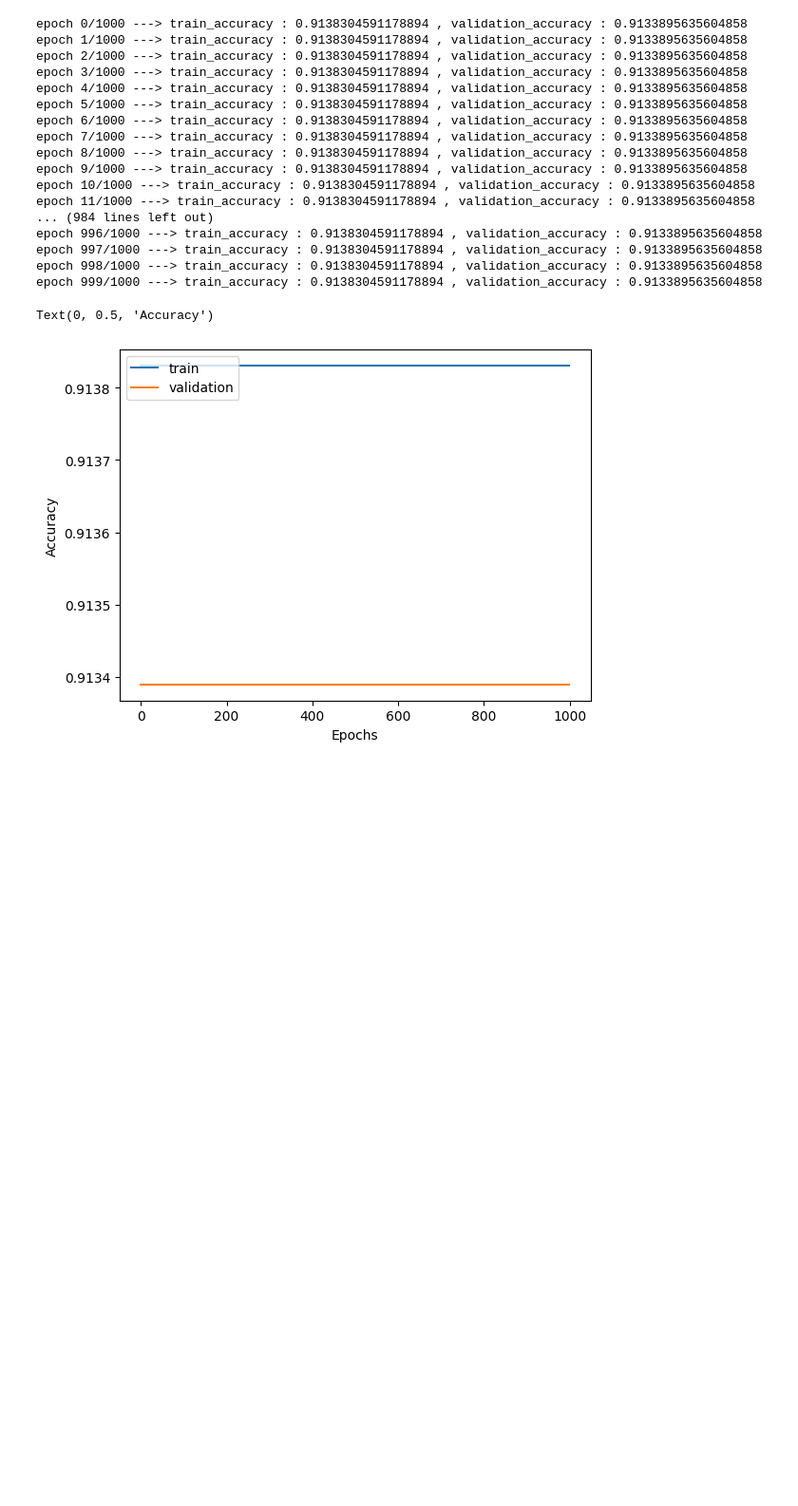
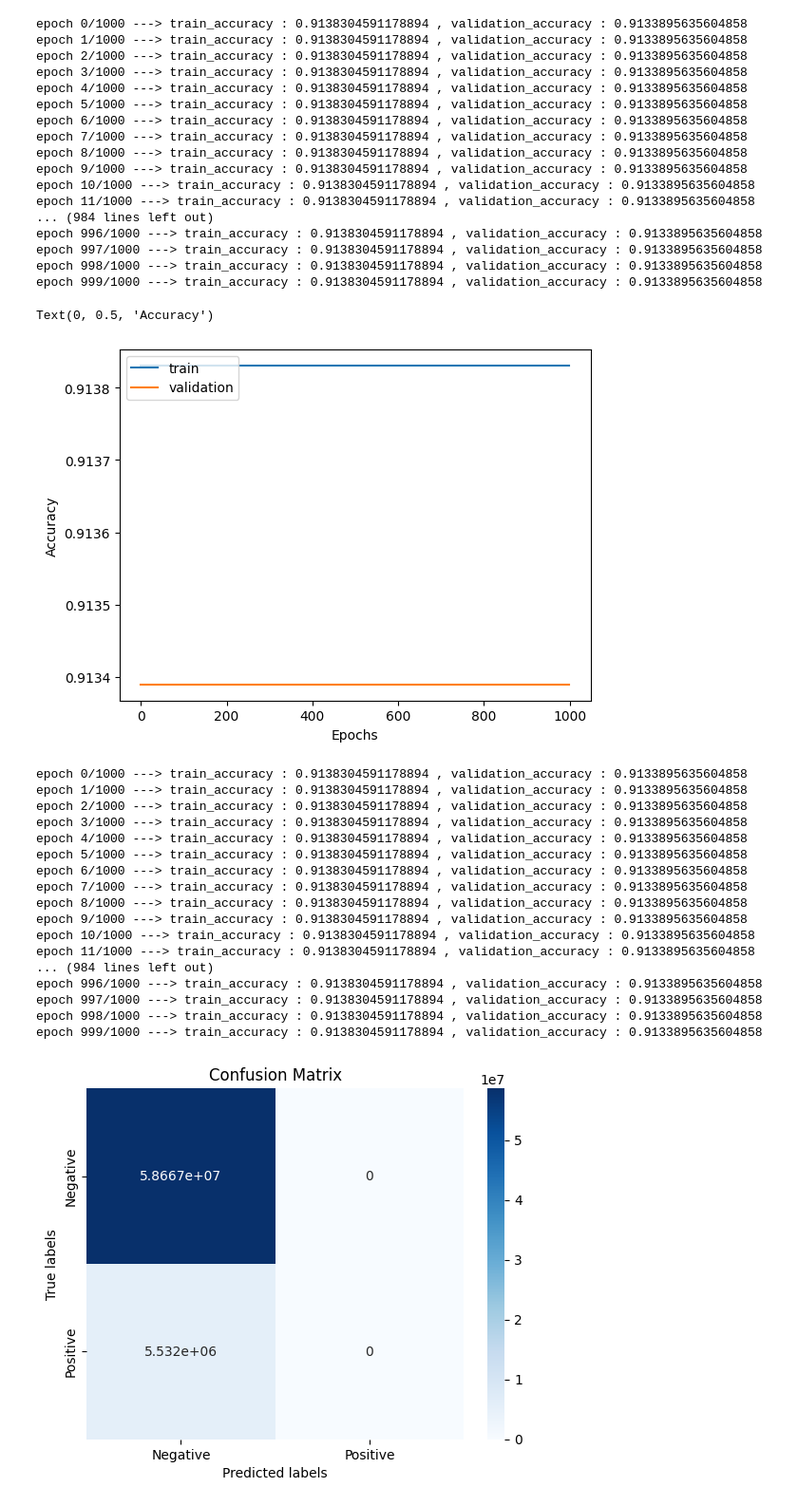
Before and after one commit to Kevin-Yau/CHL5230, a Jupyter notebook: Datathon_4.ipynb, the cells around one changed output. Shown at 95% size. Saved outputs shown, nothing was run; the diff lists cells and outputs as text; code cells hidden in the pictures; blank space fills up the shorter version.

```diff
--- a/Datathon_4.ipynb
+++ b/Datathon_4.ipynb
@@ -1157,3 +1157,83 @@ plt.ylabel('Accuracy')
 # %% [output]
 Text(0, 0.5, 'Accuracy')
 [figure]
+# %%
+true_labels = []
+predicted_labels = []
+
+# Main training loop
+for epoch in range(epochs):
+    # Learning rate scheduling (optional)
+    if epoch % 500 == 0:
+        learning_rate *= .9
+
+    per_epoch_loss_list = []
+
+    for batch_idx, (X, Y) in enumerate(train_data_loader):
+        probs = model(X)
+
+        # new loss is the old loss + regularization term
+        loss = loss_fn(probs.view(-1), Y)
+
+        per_epoch_loss_list.append(loss.item())
+
+        optimizer.zero_grad()
+        loss.backward()
+        optimizer.step()
+
+    with t.no_grad():
+        # Calculate accuracy on train data
+        model.eval()
+        probs = model(X_train_tensor)
+        prediction = (probs >= .5).type(t.LongTensor).view(-1)
+
+        train_accuracy = (prediction == Y_train_tensor).type(t.float32).mean().item()
+
+        # Collect true and predicted labels
+        true_labels.extend(Y_train)
+        predicted_labels.extend(prediction.numpy())
+
+        # Calculate accuracy on validation data
+        probs = model(X_test_tensor)
+        prediction = (probs > .5).type(t.LongTensor).view(-1)
+
+        validation_accuracy = (prediction == Y_test_tensor).type(t.float32).mean().item()
+
+        print(f'epoch {epoch}/{epochs} ---> train_accuracy : {train_accuracy} , validation_accuracy : {validation_accuracy}')
+        model.train()
+        train_accuracy_list.append(train_accuracy)
+        validation_accuracy_list.append(validation_accuracy)
+
+# Function to plot confusion matrix
+def plot_confusion_matrix(y_true, y_pred):
+    cm = confusion_matrix(y_true, y_pred)
+    ax = plt.subplot()
+    sns.heatmap(cm, annot=True, ax=ax, fmt='g', cmap='Blues')  # annot=True to annotate cells, fmt='g' to disable scientific notation
+    ax.set_xlabel('Predicted labels')
+    ax.set_ylabel('True labels')
+    ax.set_title('Confusion Matrix')
+    ax.xaxis.set_ticklabels(['Negative', 'Positive'])
+    ax.yaxis.set_ticklabels(['Negative', 'Positive'])
+    plt.show()
+
+# Assuming you have collected the true and predicted labels during training
+plot_confusion_matrix(true_labels, predicted_labels)
+# %% [output]
+epoch 0/1000 ---> train_accuracy : 0.9138304591178894 , validation_accuracy : 0.9133895635604858
+epoch 1/1000 ---> train_accuracy : 0.9138304591178894 , validation_accuracy : 0.9133895635604858
+epoch 2/1000 ---> train_accuracy : 0.9138304591178894 , validation_accuracy : 0.9133895635604858
+epoch 3/1000 ---> train_accuracy : 0.9138304591178894 , validation_accuracy : 0.9133895635604858
+epoch 4/1000 ---> train_accuracy : 0.9138304591178894 , validation_accuracy : 0.9133895635604858
+epoch 5/1000 ---> train_accuracy : 0.9138304591178894 , validation_accuracy : 0.9133895635604858
+epoch 6/1000 ---> train_accuracy : 0.9138304591178894 , validation_accuracy : 0.9133895635604858
+epoch 7/1000 ---> train_accuracy : 0.9138304591178894 , validation_accuracy : 0.9133895635604858
+epoch 8/1000 ---> train_accuracy : 0.9138304591178894 , validation_accuracy : 0.9133895635604858
+epoch 9/1000 ---> train_accuracy : 0.9138304591178894 , validation_accuracy : 0.9133895635604858
+epoch 10/1000 ---> train_accuracy : 0.9138304591178894 , validation_accuracy : 0.9133895635604858
+epoch 11/1000 ---> train_accuracy : 0.9138304591178894 , validation_accuracy : 0.9133895635604858
+... (984 lines left out)
+epoch 996/1000 ---> train_accuracy : 0.9138304591178894 , validation_accuracy : 0.9133895635604858
+epoch 997/1000 ---> train_accuracy : 0.9138304591178894 , validation_accuracy : 0.9133895635604858
+epoch 998/1000 ---> train_accuracy : 0.9138304591178894 , validation_accuracy : 0.9133895635604858
+epoch 999/1000 ---> train_accuracy : 0.9138304591178894 , validation_accuracy : 0.9133895635604858
+[figure, added]
```
